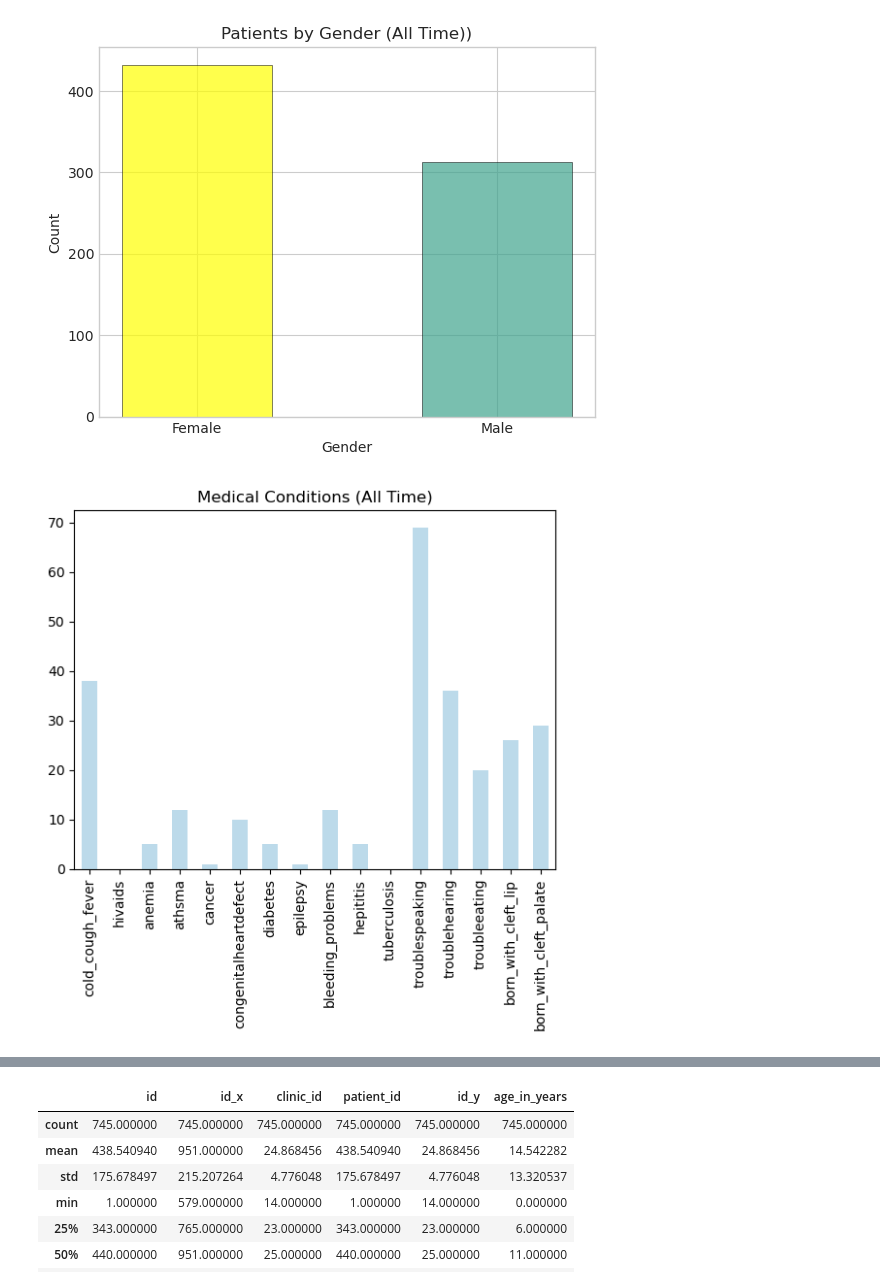
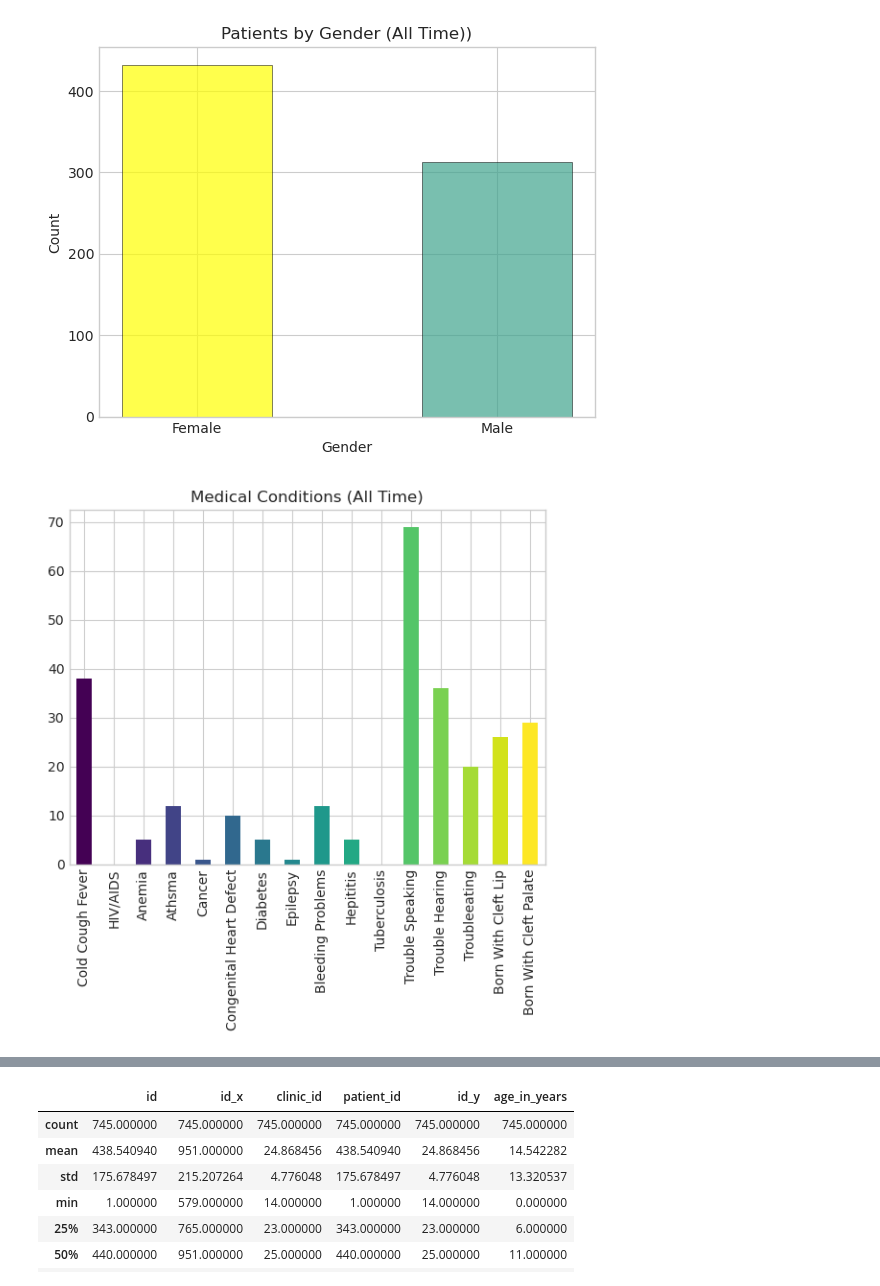
Before and after one commit to slogan621/tscharts, a Jupyter notebook: tools/datascience/Notebooks/General_Info.ipynb, the cells around one changed output, grey strips where cells are left out. Cells and saved outputs as stored; diff of their text form; code cells hidden in the pictures.

```diff
--- a/tools/datascience/Notebooks/General_Info.ipynb
+++ b/tools/datascience/Notebooks/General_Info.ipynb
@@ -87,12 +92,20 @@ plt.show()
 # %% [output]
 [figure]
 # %%
-med_df = TSD.medical_df[["cold_cough_fever", "hivaids", "anemia", "athsma", "cancer", "congenitalheartdefect", "diabetes", "epilepsy", "bleeding_problems", "hepititis", "tuberculosis", "troublespeaking", "troublehearing", "troubleeating", "born_with_cleft_lip", "born_with_cleft_palate"]].sum()
+med_srs = TSD.medical_df[["cold_cough_fever", "hivaids", "anemia", "athsma", "cancer", "congenitalheartdefect", "diabetes", "epilepsy", "bleeding_problems", "hepititis", "tuberculosis", "troublespeaking", "troublehearing", "troubleeating", "born_with_cleft_lip", "born_with_cleft_palate"]].sum()
+index_ = ["Cold Cough Fever", "HIV/AIDS", "Anemia", "Athsma",
+            "Cancer", "Congenital Heart Defect", "Diabetes", "Epilepsy",
+            "Bleeding Problems", "Hepititis", "Tuberculosis", "Trouble Speaking",
+            "Trouble Hearing", "Troubleeating", "Born With Cleft Lip",
+             "Born With Cleft Palate"]
+med_srs.index = index_
+
+colors_2 = ('viridis(np.linspace(0, 1, 12))', plt.cm.viridis(np.linspace(0, 1, len(med_srs))))[1]
+med_srs.plot.bar(color=colors_2)
+
+plt.title("Medical Conditions (All Time)")
 
 
-med_df.plot(kind='bar', alpha=0.75, colormap="Paired", stacked=True)
-#plt.legend(["cold_cough_fever", "hivaids", "anemia", "athsma", "cancer", "congenitalheartdefect", "diabetes", "epilepsy", "bleeding_problems", "hepititis", "tuberculosis", "troublespeaking", "troublehearing", "troubleeating", "born_with_cleft_lip", "born_with_cleft_palate"])
-plt.title("Medical Conditions (All Time)")
 plt.show()
 # %% [output]
-[figure, old version]
+[figure, new version]
```
Also changed, not shown: parts of 11 cells of this notebook, 1 other file.
